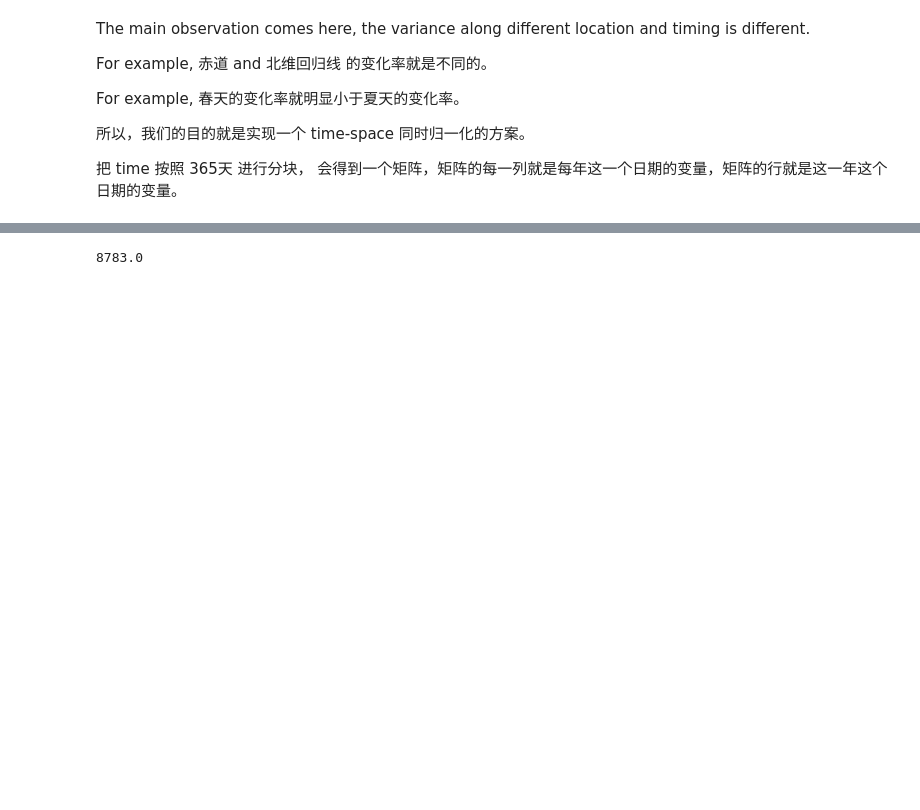
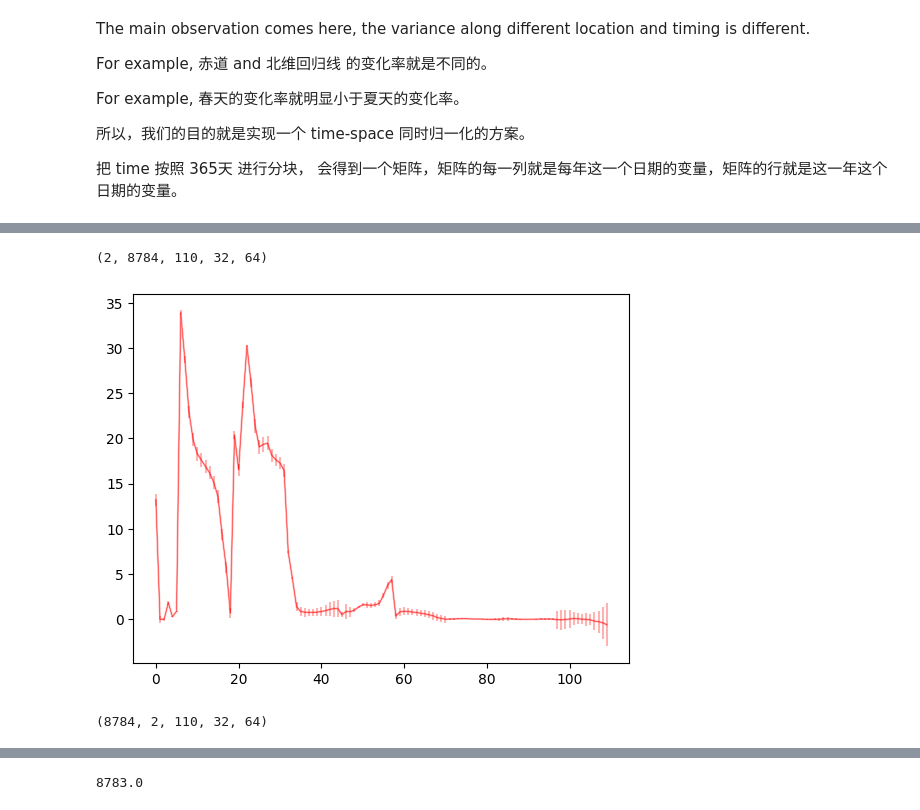
Before and after one commit to veya2ztn/Seq2SeqAutoregressiveModel, a Jupyter notebook: Data_Analysis.ipynb, the cells around one changed output, grey strips where cells are left out. Saved outputs shown, nothing was run; the diff lists cells and outputs as text; code cells hidden in the pictures; blank space fills up the shorter version.

```diff
--- a/Data_Analysis.ipynb
+++ b/Data_Analysis.ipynb
@@ -27,2 +59,2 @@ alldata = alldata.reshape(2, 110, 8784, 32, 64)
 # %%
-alldata = alldata.transpose(0,2,1,3,4)
+#alldata = alldata.transpose(0,2,1,3,4)
@@ -28,0 +113,2 @@ alldata = alldata.transpose(0,2,1,3,4)
+# %%
+unit_mean, unit_std = np.load('datasets/weatherbench32x64/mean_std.npy')
@@ -28,0 +136,11 @@ alldata = alldata.transpose(0,2,1,3,4)
+# %%
+alldata.shape
+# %% [output]
+(2, 8784, 110, 32, 64)
+# %%
+%matplotlib inline
+x = np.arange(10)
+data = alldata[0,0].reshape(110,32*64)/unit_std[:,None]
+errorbarplot(data.transpose(1,0))
+# %% [output]
+[figure, added]
@@ -31,3 +157,7 @@ alldata = alldata.transpose(1,0,2,3,4)
+# %%
+alldata.shape
+# %% [output]
+(8784, 2, 110, 32, 64)
 # %%
 timelist =  np.arange(np.datetime64("1979-01-02"), np.datetime64("2016-01-01"), np.timedelta64(1, "h"))
 # %%
```
Also changed, not shown: parts of 48 cells of this notebook, 5 other files.
